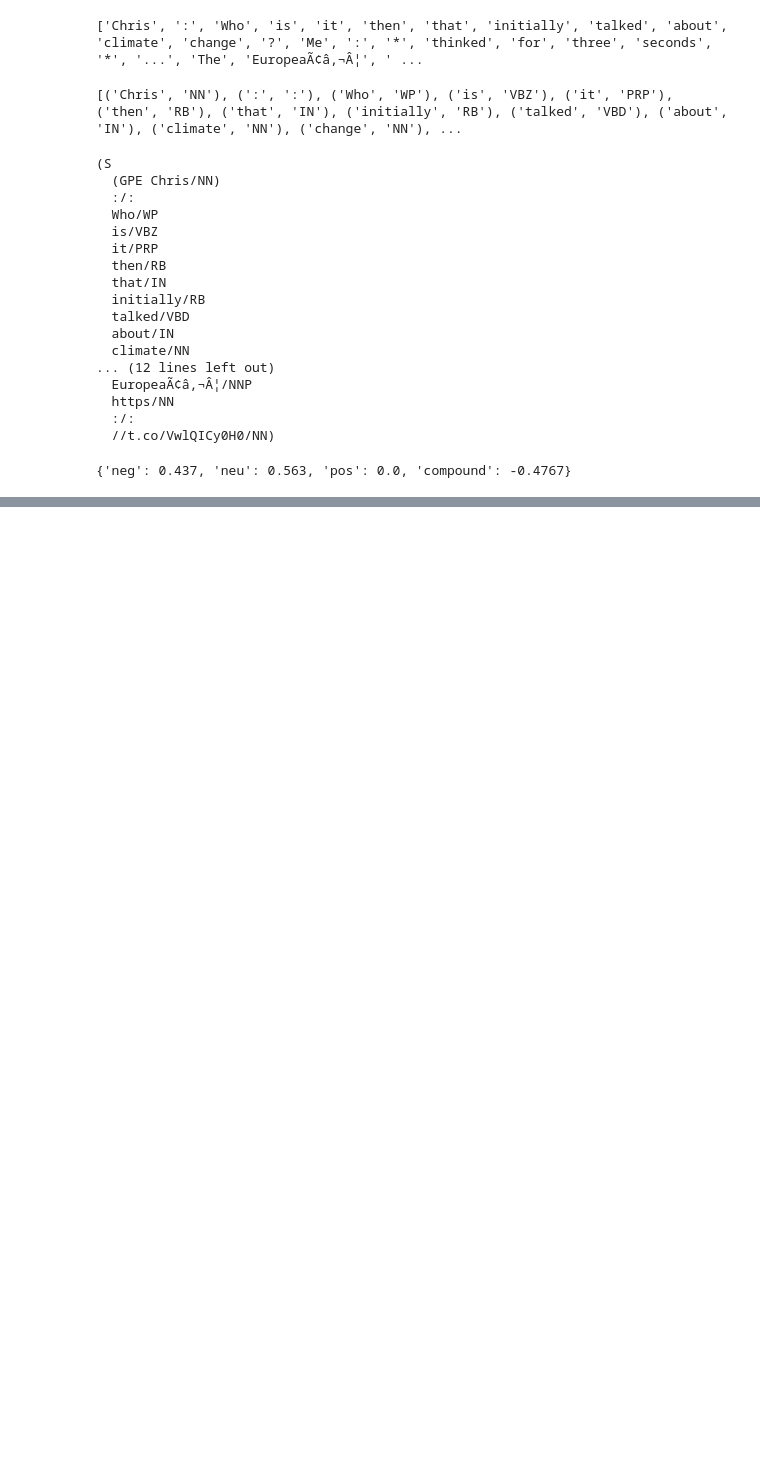
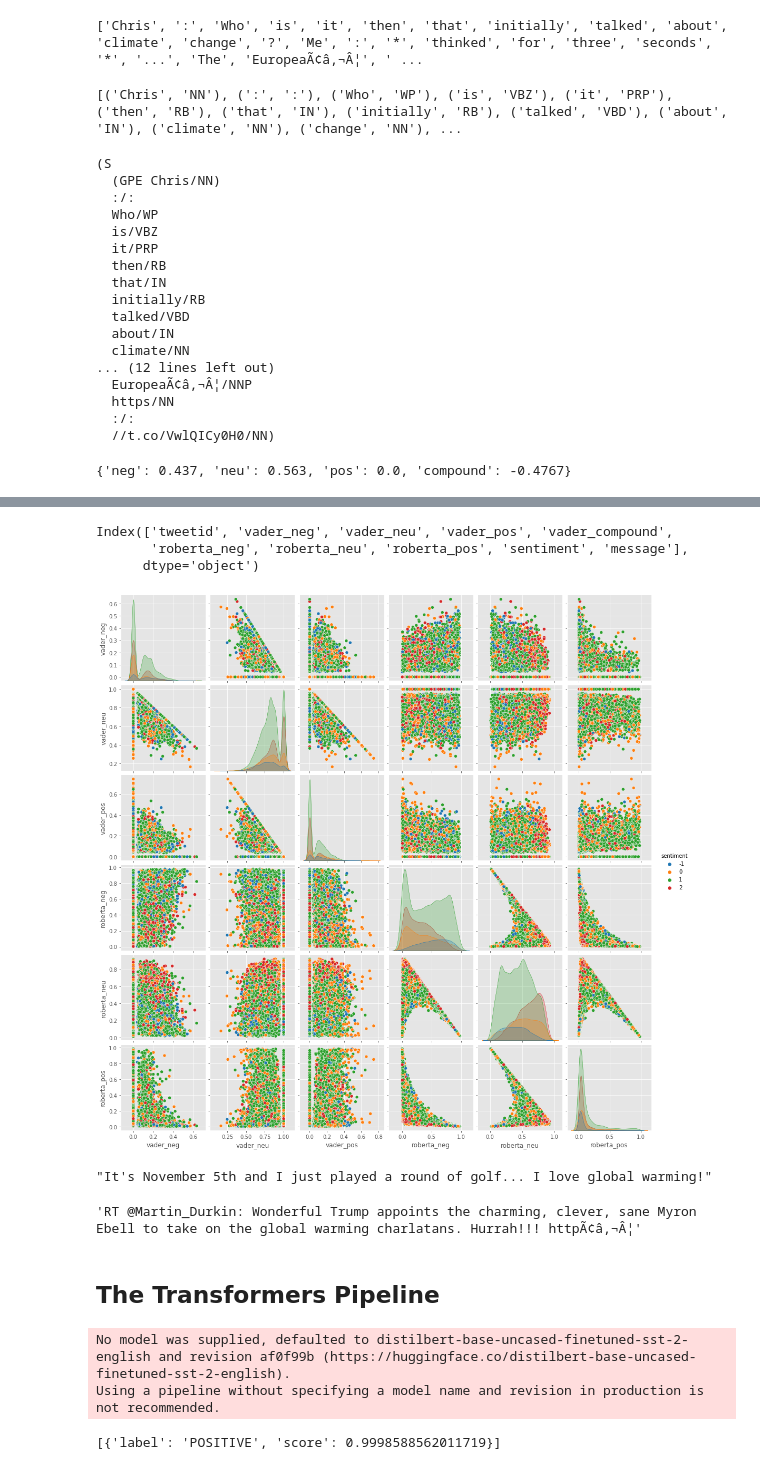
Before and after one commit to RefilweMonaledi/globalwarming, a Jupyter notebook: globalWarming.ipynb, the cells around one changed output, grey strips where cells are left out. Saved outputs shown, nothing was run; the diff lists cells and outputs as text; code cells hidden in the pictures; blank space fills up the shorter version.

```diff
--- a/globalWarming.ipynb
+++ b/globalWarming.ipynb
@@ -159,0 +193,35 @@ plt.show()'''
+# %%
+def polarity_score_roberta(example):
+    #Robert model
+    encoded_text = tokenizer(example, return_tensors='pt')
+    output = model(**encoded_text)
+    scores = output[0][0].detach().numpy()
+    scores = softmax(scores)
+    scores_dic = {
+        'roberta_neg':scores[0],
+        'roberta_neu':scores[1],
+        'roberta_pos':scores[2]
+    }
+    #print(scores_dic)
+    return scores_dic
+# %%
+results = {}
+for i, row in tqdm(df.iterrows(), total=len(df)):
+    try:
+        text = row['message']
+        myid = row['tweetid']
+        results[myid] = sia.polarity_scores(text)
+        vader_results = sia.polarity_scores(text)
+        vader_results_rename = {}
+        for key,val in vader_results.items():
+            vader_results_rename[f"vader_{key}"] = val
+        roberta_results = polarity_score_roberta(text)
+        both = {**vader_results_rename,**roberta_results}
+        results[myid] = both
+    except RuntimeError:
+        print(f'Broke for tweetid{myid}')
+# %%
+results_df = pd.DataFrame(results).T
+results_df = results_df.reset_index().rename(columns={'index':'tweetid'})
+results_df = results_df.merge(df, how='left')
+vaders.head()
@@ -159,0 +235,36 @@ plt.show()'''
+# %%
+results_df.columns
+# %% [output]
+Index(['tweetid', 'vader_neg', 'vader_neu', 'vader_pos', 'vader_compound',
+       'roberta_neg', 'roberta_neu', 'roberta_pos', 'sentiment', 'message'],
+      dtype='object')
+# %%
+sns.pairplot(data=results_df,
+            vars = ['vader_neg','vader_neu','vader_pos','roberta_neg','roberta_neu',
+                'roberta_pos'],
+            hue='sentiment',
+            palette='tab10')
+plt.show()
+# %% [output]
+[figure, added]
+# %%
+results_df.query('sentiment == -1') \
+    .sort_values('roberta_pos', ascending=False)['message'].values[0]
+# %% [output]
+"It's November 5th and I just played a round of golf... I love global warming!"
+# %%
+results_df.query('sentiment == -1') \
+    .sort_values('vader_pos', ascending=False)['message'].values[0]
+# %% [output]
+'RT @Martin_Durkin: Wonderful Trump appoints the charming, clever, sane Myron Ebell to take on the global warming charlatans. Hurrah!!! httpÃ¢â‚¬Â¦'
+# %% [markdown]
+## The Transformers Pipeline
+# %%
+sent_pipeline = pipeline("sentiment-analysis")
+# %% [output]
+No model was supplied, defaulted to distilbert-base-uncased-finetuned-sst-2-english and revision af0f99b (https://huggingface.co/distilbert-base-uncased-finetuned-sst-2-english).
+Using a pipeline without specifying a model name and revision in production is not recommended.
+# %%
+sent_pipeline('I feel good today')
+# %% [output]
+[{'label': 'POSITIVE', 'score': 0.9998588562011719}]
```
Also changed, not shown: parts of 8 cells of this notebook.
